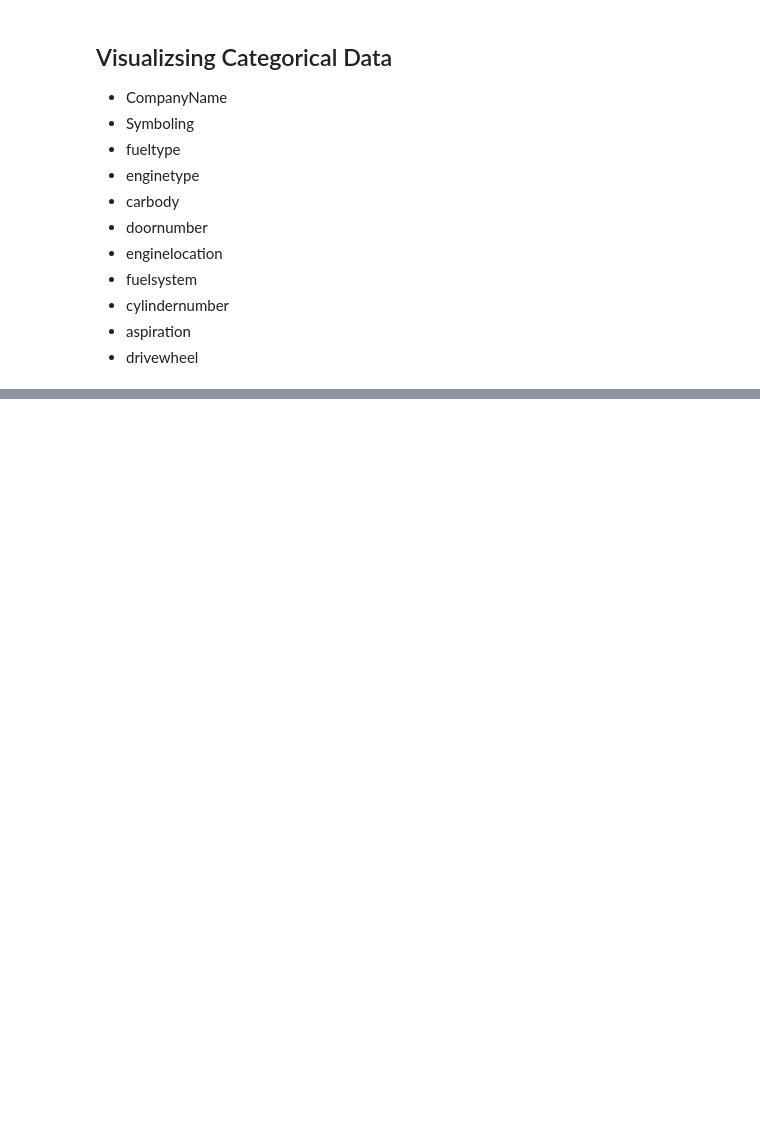
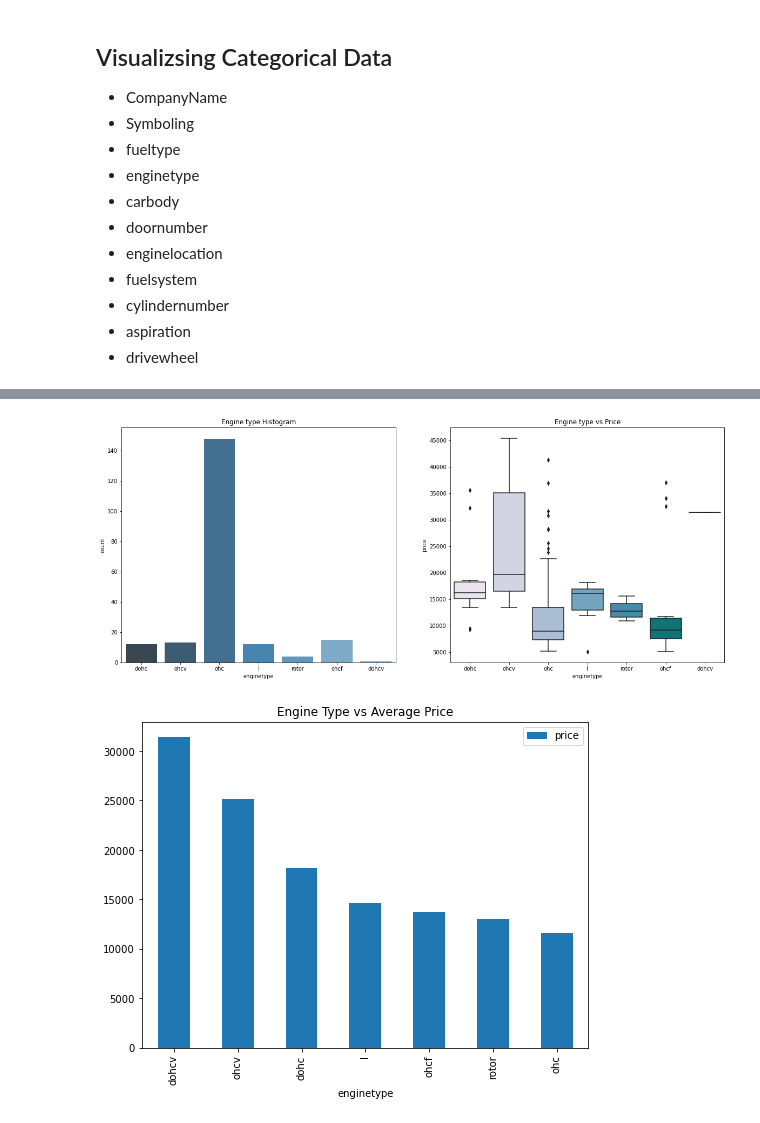
Before and after one commit to ptanner925/us_car_price, a Jupyter notebook: car_eda.ipynb, the cells around one changed output, grey strips where cells are left out. Saved outputs shown, nothing was run; the diff lists cells and outputs as text; code cells hidden in the pictures; blank space fills up the shorter version.

```diff
--- a/car_eda.ipynb
+++ b/car_eda.ipynb
@@ -173,0 +186,21 @@ plt.figure(figsize = )
+# %%
+plt.figure(figsize=(20,8))
+
+plt.subplot(1,2,1)
+plt.title('Engine type Histogram')
+sns.countplot(cars_df.enginetype, palette=("Blues_d"))
+
+plt.subplot(1,2,2)
+plt.title('Engine type vs Price')
+sns.boxplot(x=cars_df.enginetype, y= cars_df.price, palette="PuBuGn")
+
+plt.show()
+
+df=pd.DataFrame(cars_df.groupby(['enginetype'])['price'].mean().sort_values(ascending = False))
+
+df.plot.bar(figsize =(8,6))
+plt.title('Engine Type vs Average Price')
+plt.show()
+# %% [output]
+[figure, added]
+[figure, added]
```
Also changed, not shown: parts of 5 cells of this notebook.
